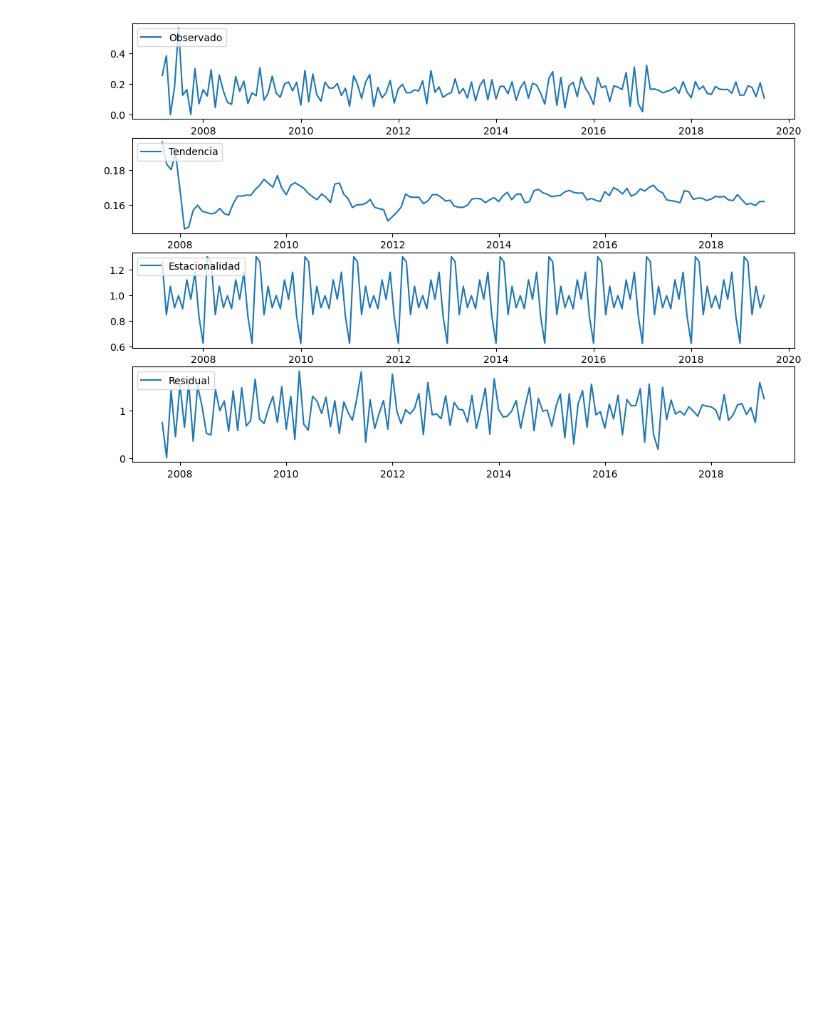
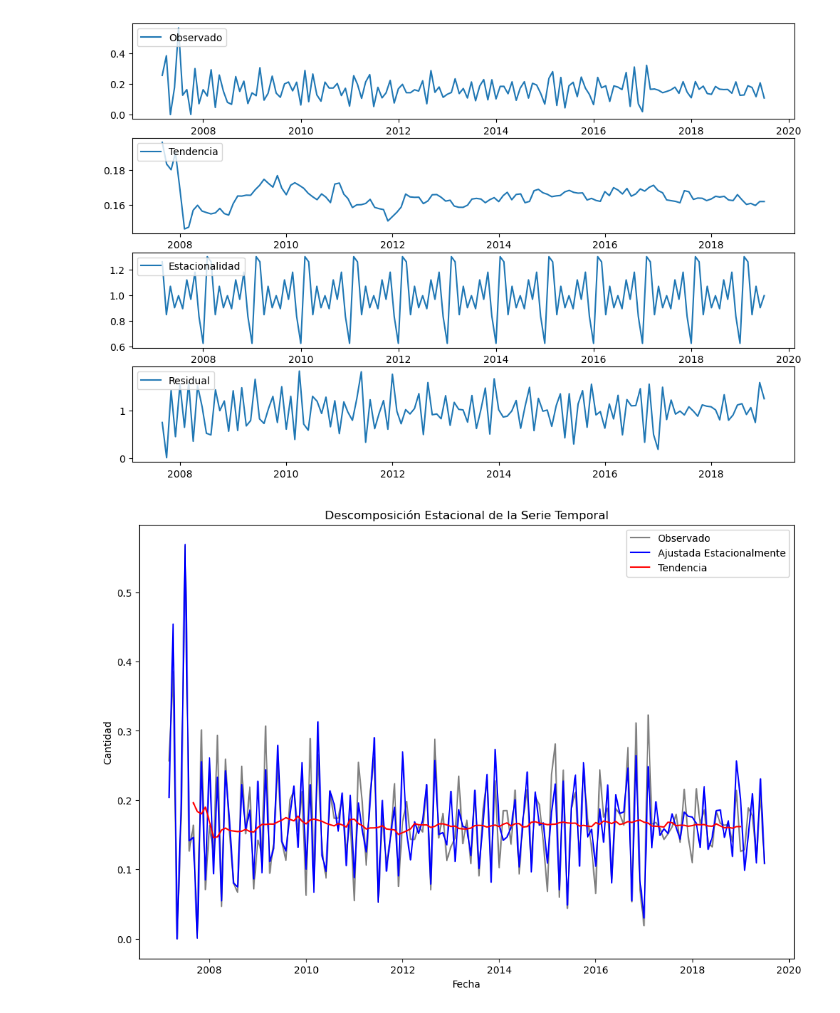
Before and after one commit to danielrawlins21/series_temporales_analisis_prediccion, a Jupyter notebook: notebooks/transformaciones.ipynb, the cells around one changed output. Drawn from its saved outputs; the diff is of its cells as text; code cells hidden in the pictures; blank space fills up the shorter version.

```diff
--- a/notebooks/transformaciones.ipynb
+++ b/notebooks/transformaciones.ipynb
@@ -89,0 +93,16 @@ plt.show()
+# %%
+# 3. Graficar (como en tu imagen image_6e3d6e.png)
+# Crear un gráfico que muestre las componentes
+plt.figure(figsize=(12, 8))
+plt.plot(result.observed, label='Observado', color='grey')
+plt.plot(result.observed/result.seasonal, label='Ajustada Estacionalmente', color='blue')
+plt.plot(result.trend, label='Tendencia', color='red')
+# Añadir leyendas y título
+plt.legend()
+plt.title('Descomposición Estacional de la Serie Temporal')
+plt.xlabel('Fecha')
+plt.ylabel('Cantidad')
+# Mostrar el gráfico
+plt.show()
+# %% [output]
+[figure, added]
```
Also changed, not shown: parts of 1 cell of this notebook, 5 other files.
